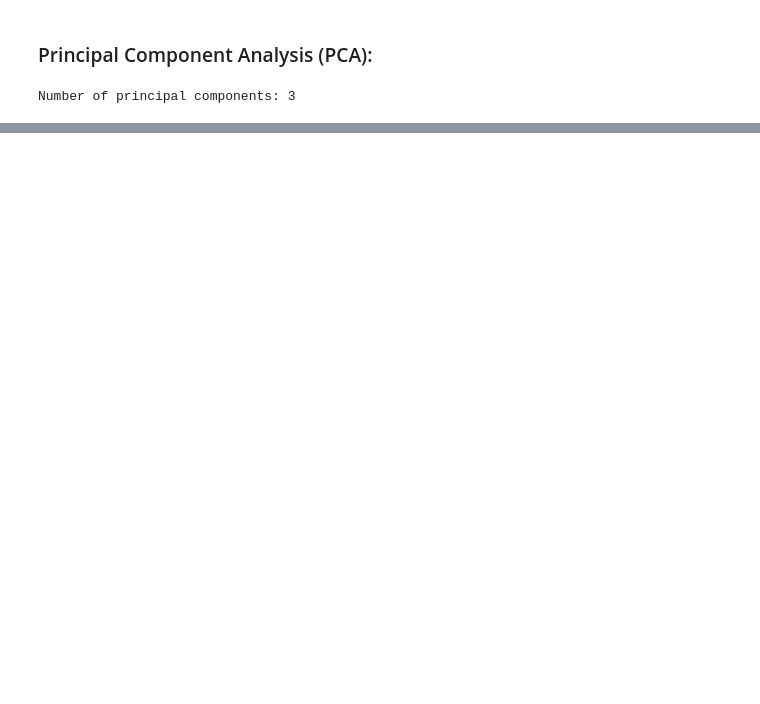
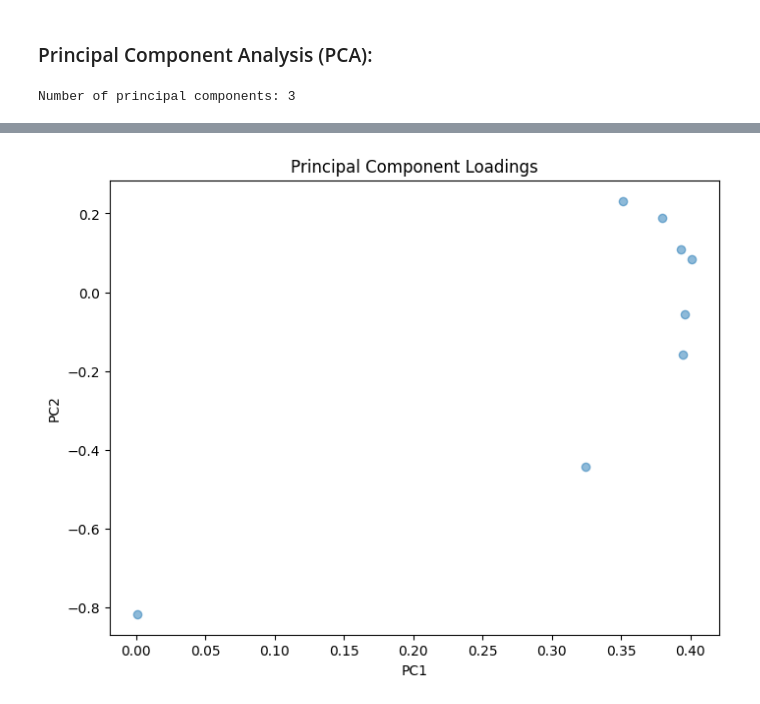
Before and after one commit to cepdnaclk/e18-4yp-GPU-Acceleration-for-Deep-Learning-based-Comprehensive-ECG-analysis, a Jupyter notebook: code/others/ECG_feature_extraction.ipynb, the cells around one changed output, grey strips where cells are left out. Saved outputs shown, nothing was run; the diff lists cells and outputs as text; code cells hidden in the pictures; blank space fills up the shorter version.

```diff
--- a/code/others/ECG_feature_extraction.ipynb
+++ b/code/others/ECG_feature_extraction.ipynb
@@ -583,0 +629,13 @@ Number of principal components: 3
+# %%
+# Get the loadings (coefficients) for the first two principal components
+loadings = pca.components_[:2]
+
+# Plot the loadings as a scatter plot
+plt.figure(figsize=(8, 6))
+plt.scatter(loadings[0], loadings[1], alpha=0.5)
+plt.xlabel('PC1')
+plt.ylabel('PC2')
+plt.title('Principal Component Loadings')
+plt.show()
+# %% [output]
+[figure, added]
```
Also changed, not shown: parts of 5 cells of this notebook.
